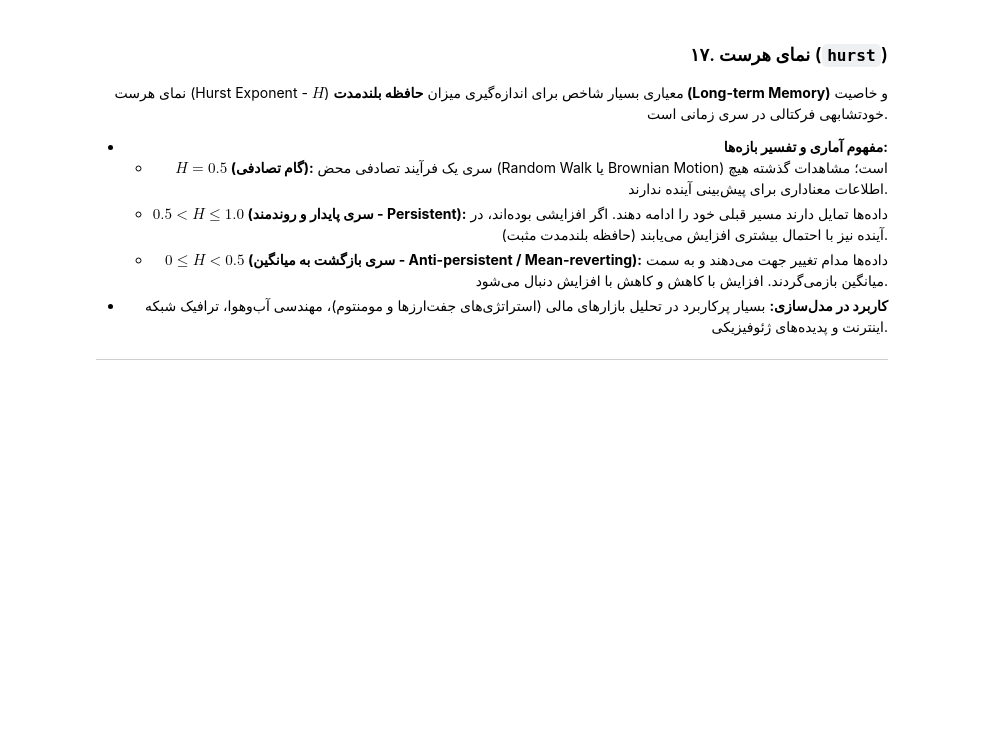
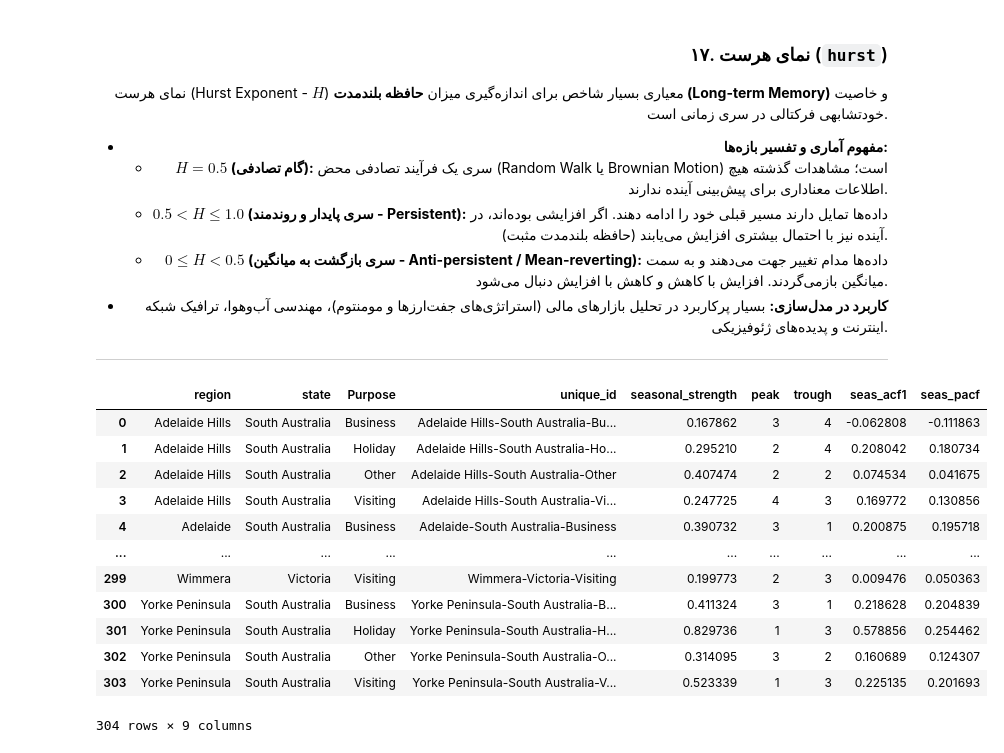
Before and after one commit to Minajamfum/forecasting, a Jupyter notebook: chapter4.ipynb, the cells around one changed output. Saved outputs shown, nothing was run; the diff lists cells and outputs as text; code cells hidden in the pictures; blank space fills up the shorter version.

```diff
--- a/chapter4.ipynb
+++ b/chapter4.ipynb
@@ -597,3 +597,24 @@ $$F_S = \max\left(0, 1 - \frac{\text{Var}(R_t)}{\text{Var}(S_t + R_t)}\right)$$
 </div>
 
 ---
+# %%
+seasonal_feat = all_feat[["unique_id", "seasonal_strength", "peak" , "trough","seas_acf1" , "seas_pacf"]]
+
+df = (seasonal_feat["unique_id"].str.split("-", expand=True)
+    .rename(columns={0 : "region" , 1 : "state" , 2 : "Purpose"}).join(seasonal_feat))
+
+df
+# %% [output]
+|  | region | state | Purpose | unique_id | seasonal_strength | peak | trough | seas_acf1 | seas_pacf |
+| 0 | Adelaide Hills | South Australia | Business | Adelaide Hills-South Australia-Bu... | 0.167862 | 3 | 4 | -0.062808 | -0.111863 |
+| 1 | Adelaide Hills | South Australia | Holiday | Adelaide Hills-South Australia-Ho... | 0.295210 | 2 | 4 | 0.208042 | 0.180734 |
+| 2 | Adelaide Hills | South Australia | Other | Adelaide Hills-South Australia-Other | 0.407474 | 2 | 2 | 0.074534 | 0.041675 |
+| 3 | Adelaide Hills | South Australia | Visiting | Adelaide Hills-South Australia-Vi... | 0.247725 | 4 | 3 | 0.169772 | 0.130856 |
+| 4 | Adelaide | South Australia | Business | Adelaide-South Australia-Business | 0.390732 | 3 | 1 | 0.200875 | 0.195718 |
+| ... | ... | ... | ... | ... | ... | ... | ... | ... | ... |
+| 299 | Wimmera | Victoria | Visiting | Wimmera-Victoria-Visiting | 0.199773 | 2 | 3 | 0.009476 | 0.050363 |
+| 300 | Yorke Peninsula | South Australia | Business | Yorke Peninsula-South Australia-B... | 0.411324 | 3 | 1 | 0.218628 | 0.204839 |
+| 301 | Yorke Peninsula | South Australia | Holiday | Yorke Peninsula-South Australia-H... | 0.829736 | 1 | 3 | 0.578856 | 0.254462 |
+| 302 | Yorke Peninsula | South Australia | Other | Yorke Peninsula-South Australia-O... | 0.314095 | 3 | 2 | 0.160689 | 0.124307 |
+| 303 | Yorke Peninsula | South Australia | Visiting | Yorke Peninsula-South Australia-V... | 0.523339 | 1 | 3 | 0.225135 | 0.201693 |
+304 rows × 9 columns
```
